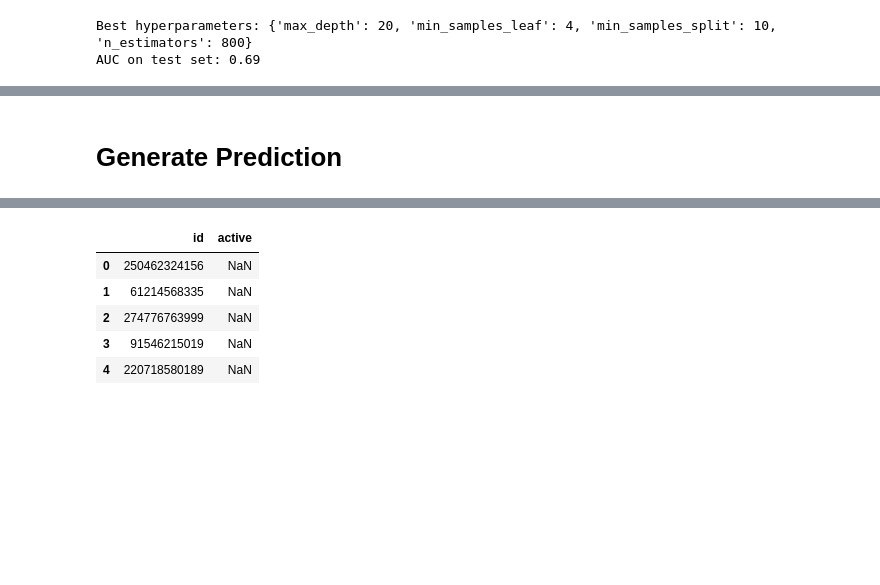
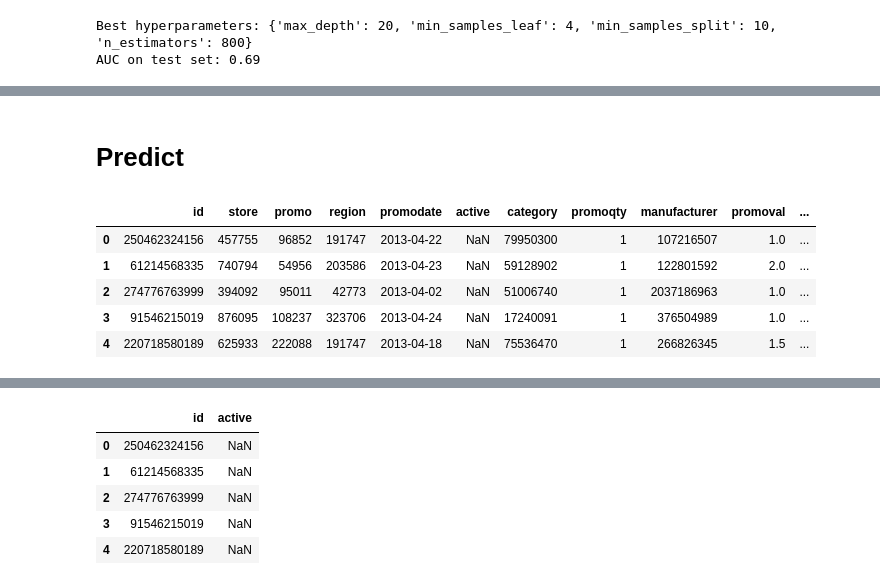
Before and after one commit to MiracleSkyHawk/RSM8521_A5_Final, a Jupyter notebook: Changsong Yang - Assignment 3.ipynb, the cells around one changed output, grey strips where cells are left out. Saved outputs shown, nothing was run; the diff lists cells and outputs as text; code cells hidden in the pictures; blank space fills up the shorter version.

```diff
--- a/Changsong Yang - Assignment 3.ipynb
+++ b/Changsong Yang - Assignment 3.ipynb
@@ -450,2 +424,12 @@ Test AUC: 0.52
-# %% [markdown]
-# Generate Prediction
+# %% [markdown]
+# Predict
+# %%
+test_promo_merged = pd.merge(test_history, promos, how='left', on='promo')
+test_promo_merged.head()
+# %% [output]
+|  | id | store | promo | region | promodate | active | category | promoqty | manufacturer | promoval | ... |
+| 0 | 250462324156 | 457755 | 96852 | 191747 | 2013-04-22 | NaN | 79950300 | 1 | 107216507 | 1.0 | ... |
+| 1 | 61214568335 | 740794 | 54956 | 203586 | 2013-04-23 | NaN | 59128902 | 1 | 122801592 | 2.0 | ... |
+| 2 | 274776763999 | 394092 | 95011 | 42773 | 2013-04-02 | NaN | 51006740 | 1 | 2037186963 | 1.0 | ... |
+| 3 | 91546215019 | 876095 | 108237 | 323706 | 2013-04-24 | NaN | 17240091 | 1 | 376504989 | 1.0 | ... |
+| 4 | 220718580189 | 625933 | 222088 | 191747 | 2013-04-18 | NaN | 75536470 | 1 | 266826345 | 1.5 | ... |
```
Also changed, not shown: parts of 36 cells of this notebook, 3 other files.
